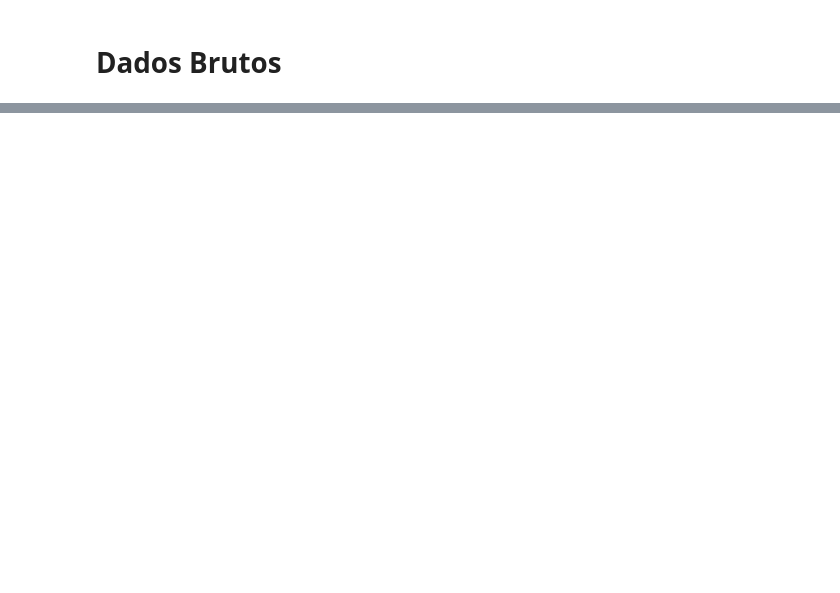
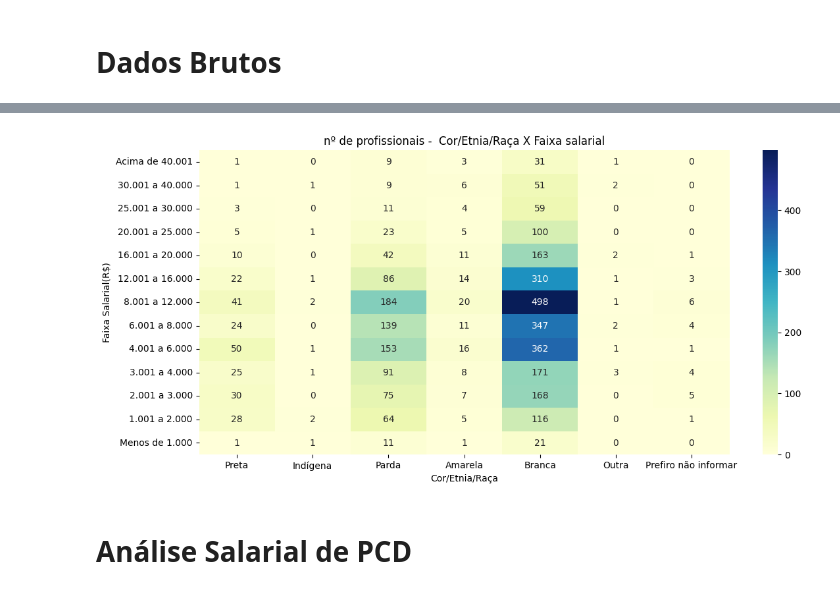
Before and after one commit to dallaqua/Trabalho_Santander_Coders_TPI, a Jupyter notebook: analise_mercado_dados_2022.ipynb, the cells around one changed output, grey strips where cells are left out. Saved outputs shown, nothing was run; the diff lists cells and outputs as text; code cells hidden in the pictures; blank space fills up the shorter version.

```diff
--- a/analise_mercado_dados_2022.ipynb
+++ b/analise_mercado_dados_2022.ipynb
@@ -75,0 +169,3 @@ parte_8 = dados.filter(like = 'P8', axis = 1)
+# %%
+df_etnia_salarios = df.filter(items=[ "('P1_c ', 'Cor/raca/etnia')","('P2_h ', 'Faixa salarial')"])
+df_etnia_salarios
@@ -75,0 +186,14 @@ parte_8 = dados.filter(like = 'P8', axis = 1)
+# %%
+# Realizando um looping para gerar gráficos para cada etnia
+lista_etnias = ['Preta','Indígena','Parda','Amarela','Branca', 'Outra', 'Prefiro não informar']
+
+for etnia in lista_etnias:
+  df_etnia_salarios_grouped = df_etnia_salarios[df_etnia_salarios["('P1_c ', 'Cor/raca/etnia')"] == etnia].groupby("('P2_h ', 'Faixa salarial')").count()
+
+  df_etnia_salarios_grouped = df_etnia_salarios_grouped.reindex(faixas_ordenadas).fillna(0)
+
+  plt.barh(labels, df_etnia_salarios_grouped["('P1_c ', 'Cor/raca/etnia')"][faixas_ordenadas])
+  plt.xlabel('Número de profissionais')
+  plt.ylabel('Faixa salárial (R$)')
+  plt.title(f'Salário mensal etnia ({etnia})')
+  plt.show()
@@ -75,0 +208,4 @@ parte_8 = dados.filter(like = 'P8', axis = 1)
+# %%
+etnia_matrix = (df_etnia_salarios.groupby("('P2_h ', 'Faixa salarial')")["('P1_c ', 'Cor/raca/etnia')"].value_counts().unstack().fillna(0))
+
+etnia_matrix
@@ -75,0 +228,4 @@ parte_8 = dados.filter(like = 'P8', axis = 1)
+# %%
+df_hm_etnia = pd.DataFrame(etnia_matrix, index = faixas_ordenadas,
+                  columns = lista_etnias)
+df_hm_etnia
@@ -75,0 +247,14 @@ parte_8 = dados.filter(like = 'P8', axis = 1)
+# %%
+plt.figure(figsize=(13, 6))
+sns.heatmap(df_hm_etnia.reindex(faixas_ordenadas[::-1]), cmap='YlGnBu', annot=True, fmt='.0f',yticklabels = labels[::-1])
+
+# plt.barh(labels, df_etnia_salarios_grouped["('P1_c ', 'Cor/raca/etnia')"][faixas_ordenadas])
+
+plt.title('nº de profissionais -  Cor/Etnia/Raça X Faixa salarial')
+plt.xlabel('Cor/Etnia/Raça')
+plt.ylabel('Faixa Salarial(R$)')
+plt.show()
+# %% [output]
+[figure, added]
+# %% [markdown]
+# Análise Salarial de PCD
```
Also changed, not shown: parts of 47 cells of this notebook, 2 other files.
